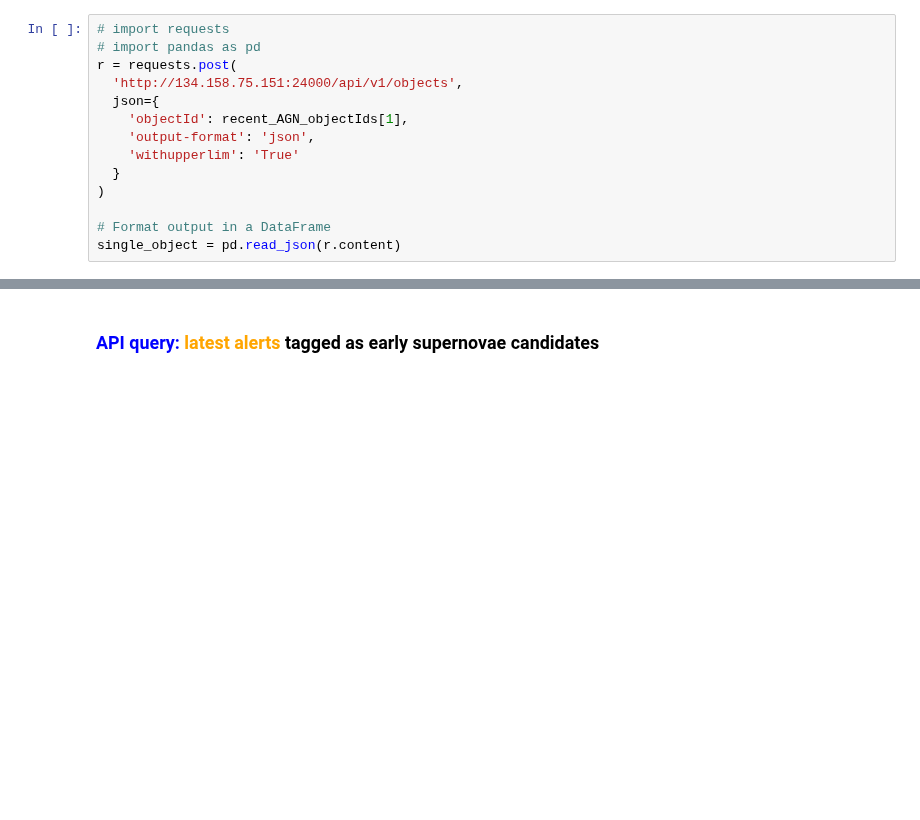
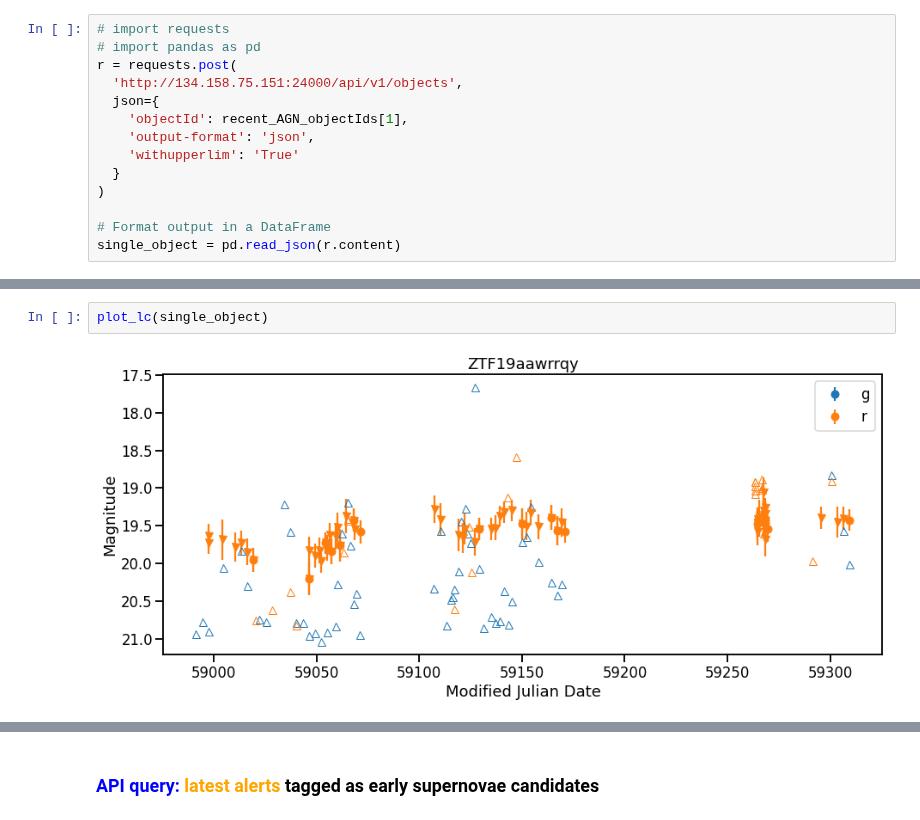
Before and after one commit to astrolabsoftware/fink-tutorials, a Jupyter notebook: extragalactic/extragalactic.ipynb, the cells around one changed output, grey strips where cells are left out. Drawn from its saved outputs; the diff is of its cells as text; blank space fills up the shorter version.

```diff
--- a/extragalactic/extragalactic.ipynb
+++ b/extragalactic/extragalactic.ipynb
@@ -144,0 +135,4 @@ plt.show()
+# %%
+plot_lc(single_object)
+# %% [output]
+[figure, added]
```
Also changed, not shown: parts of 51 cells of this notebook.
